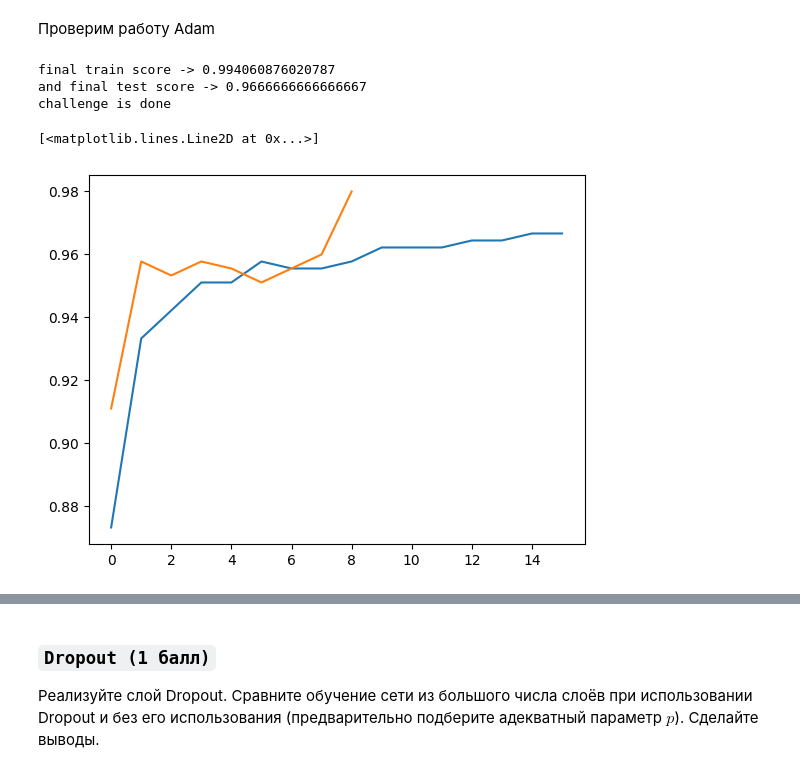
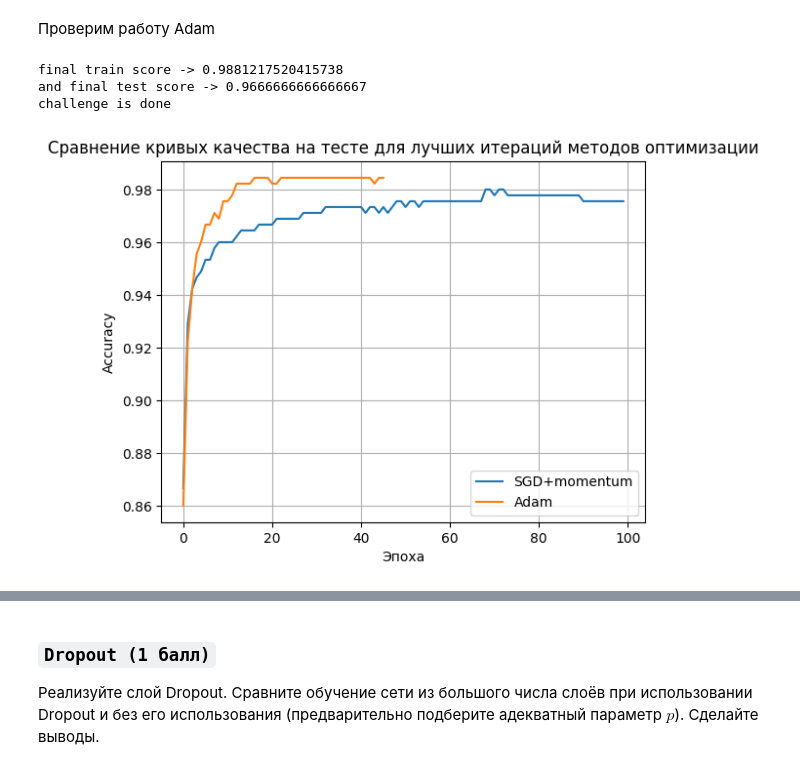
Before and after one commit to Dont4rootMe/Dense-NN, a Jupyter notebook: dense-NN.ipynb, the cells around one changed output, grey strips where cells are left out. Cells and saved outputs as stored; diff of their text form; code cells hidden in the pictures.

```diff
--- a/dense-NN.ipynb
+++ b/dense-NN.ipynb
@@ -1857,7 +1857,7 @@ def SGD(fun, x0, args, **kwargs) -> OptimizeResult:
     jac = kwargs['jac']
     batch_size = kwargs['batch_size']
     min_margin = kwargs['min_margin']if \
-        'min_margin' in kwargs.keys() else 0.001
+        'min_margin' in kwargs.keys() else 1e-5
     random_state = kwargs['random_state'] if \
         'random_state' in kwargs.keys() else 42
 
@@ -5317,7 +5315,7 @@ print(f'final train score -> {cb.train_acc[-1]
 assert cb.test_acc[-1] > 0.9
 print('challenge is done')
 # %% [output]
-final train score -> 0.994060876020787
+final train score -> 0.9881217520415738
 and final test score -> 0.9666666666666667
 challenge is done
 # %%
@@ -5360,7 +5358,7 @@ for lr in np.logspace(-3, -1, 4):
                     'lr': lr,
                     'batch_size': batch_size,
                     'random_state': 42,
-                    'min_margin': 0.0001
+                    'min_margin': 1e-8
                 },
                 jac=True)
             end = time()
@@ -5400,7 +5398,7 @@ for lr in np.logspace(-3, -1, 4):
                         'lr': lr,
                         'b1': b1,
                         'b2': b2,
-                        'min_margin': 0.0001
+                        'min_margin': 1e-8
                     },
                     jac=True)
                 end = time()
@@ -5408,50 +5406,25 @@ for lr in np.logspace(-3, -1, 4):
                 adam_train.append(cb_adam.train_acc)
                 adam_test.append(cb_adam.test_acc)
                 adam_time.append(end - start)
-# %%
-# momentum_train_np = np.ndarray((len(momentum_train), 100))
-# for i, tr in enumerate(momentum_train):
-#     for j, acc in enumerate(tr):
-#         momentum_train_np[i][j] = acc
-# momentum_test_np = np.ndarray((len(momentum_test), 100))
-# for i, tr in enumerate(momentum_test):
-#     for j, acc in enumerate(tr):
-#         momentum_test_np[i][j] = acc
-
-# adam_train_np = np.ndarray((len(adam_train), 100))
-# for i, tr in enumerate(adam_train):
-#     for j, acc in enumerate(tr):
-#         adam_train_np[i][j] = acc
-# adam_test_np = np.ndarray((len(adam_test), 100))
-# for i, tr in enumerate(adam_test):
-#     for j, acc in enumerate(tr):
-#         adam_test_np[i][j] = acc
-
-# means_momentum_train = momentum_train_np.mean(axis=0)
-# means_momentum_test = momentum_test_np.mean(axis=0)
-# means_adam_train = adam_train_np.mean(axis=0)
-# means_adam_test = adam_test_np.mean(axis=0)
-
-# std_momentum_train = momentum_train_np.std(axis=0)
-# std_momentum_test = momentum_test_np.std(axis=0)
-# std_adam_train = adam_train_np.std(axis=0)
-# std_adam_test = adam_test_np.std(axis=0)
-
-# plt.plot(std_momentum_test)
-
-best = -1
-row_momentum = None
-for inds in momentum_test:
-    row_momentum, best = (
-        inds, inds[-1]) if inds[-1] > best else (row_momentum, best)
-
-best = -1
-row_adam = None
-for inds in adam_test:
-    row_adam, best = (inds, inds[-1]) if inds[-1] > best else (row_adam, best)
-
-plt.plot(row_momentum)
-plt.plot(row_adam)
-# %% [output]
-[<matplotlib.lines.Line2D at 0x...>]
-[figure, removed]
+# %%
+best = -1
+row_momentum = None
+for inds in momentum_test:
+    row_momentum, best = (
+        inds, inds[-1]) if inds[-1] > best else (row_momentum, best)
+
+best = -1
+row_adam = None
+for inds in adam_test:
+    row_adam, best = (inds, inds[-1]) if inds[-1] > best else (row_adam, best)
+
+plt.title(
+    'Сравнение кривых качества на тесте для лучших итераций методов оптимизации')
+plt.plot(np.arange(len(row_momentum)), row_momentum, label='SGD+momentum')
+plt.plot(np.arange(len(row_adam)), row_adam, label='Adam')
+plt.legend(loc='lower right')
+plt.xlabel('Эпоха')
+plt.ylabel('Accuracy')
+plt.grid()
+# %% [output]
+[figure, added]
```
Also changed, not shown: parts of 4 cells of this notebook.
